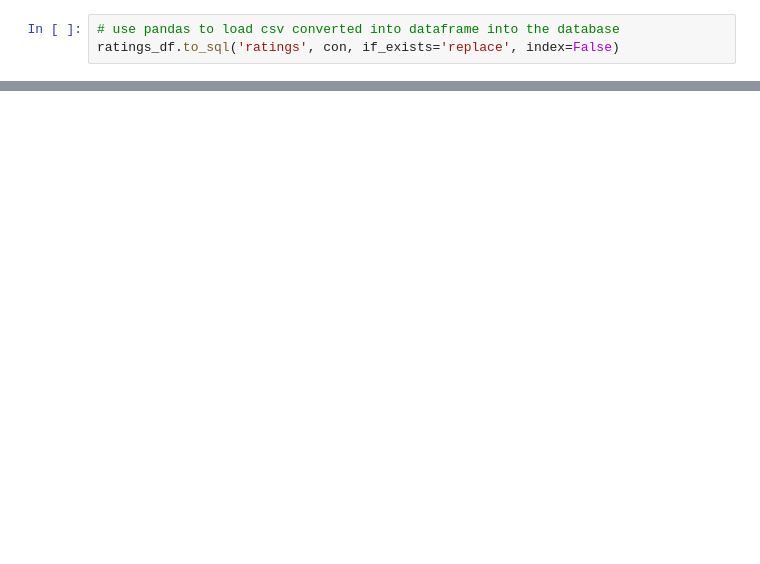
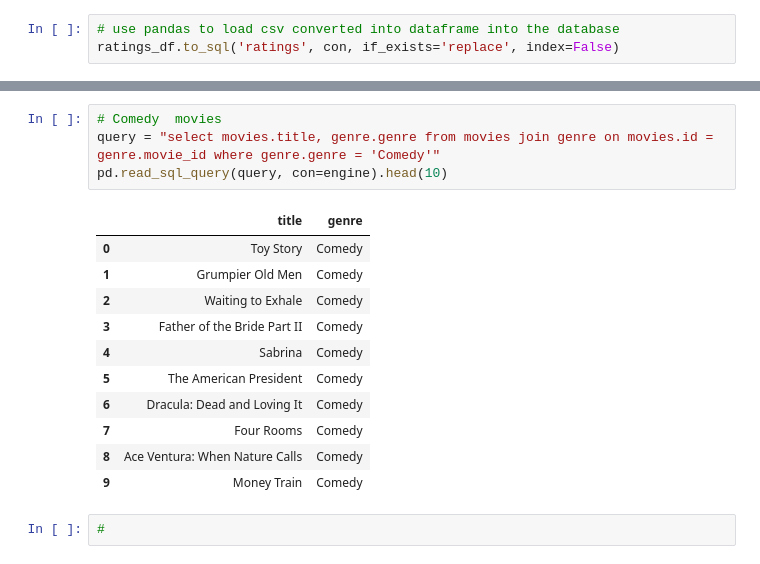
Before and after one commit to bsdutton/PROJECT2---ETL, a Jupyter notebook: ETL_ali_yuntian_Vasanta.ipynb, the cells around one changed output, grey strips where cells are left out. Saved outputs shown, nothing was run; the diff lists cells and outputs as text; blank space fills up the shorter version.

```diff
--- a/ETL_ali_yuntian_Vasanta.ipynb
+++ b/ETL_ali_yuntian_Vasanta.ipynb
@@ -256,0 +302,18 @@ pd.read_sql_query('select * from links', con=engine).head()
+# %%
+# Comedy  movies
+query = "select movies.title, genre.genre from movies join genre on movies.id = genre.movie_id where genre.genre = 'Comedy'"
+pd.read_sql_query(query, con=engine).head(10)
+# %% [output]
+|  | title | genre |
+| 0 | Toy Story | Comedy |
+| 1 | Grumpier Old Men | Comedy |
+| 2 | Waiting to Exhale | Comedy |
+| 3 | Father of the Bride Part II | Comedy |
+| 4 | Sabrina | Comedy |
+| 5 | The American President | Comedy |
+| 6 | Dracula: Dead and Loving It | Comedy |
+| 7 | Four Rooms | Comedy |
+| 8 | Ace Ventura: When Nature Calls | Comedy |
+| 9 | Money Train | Comedy |
+# %%
+#
```
Also changed, not shown: parts of 13 cells of this notebook, 1 other file.
